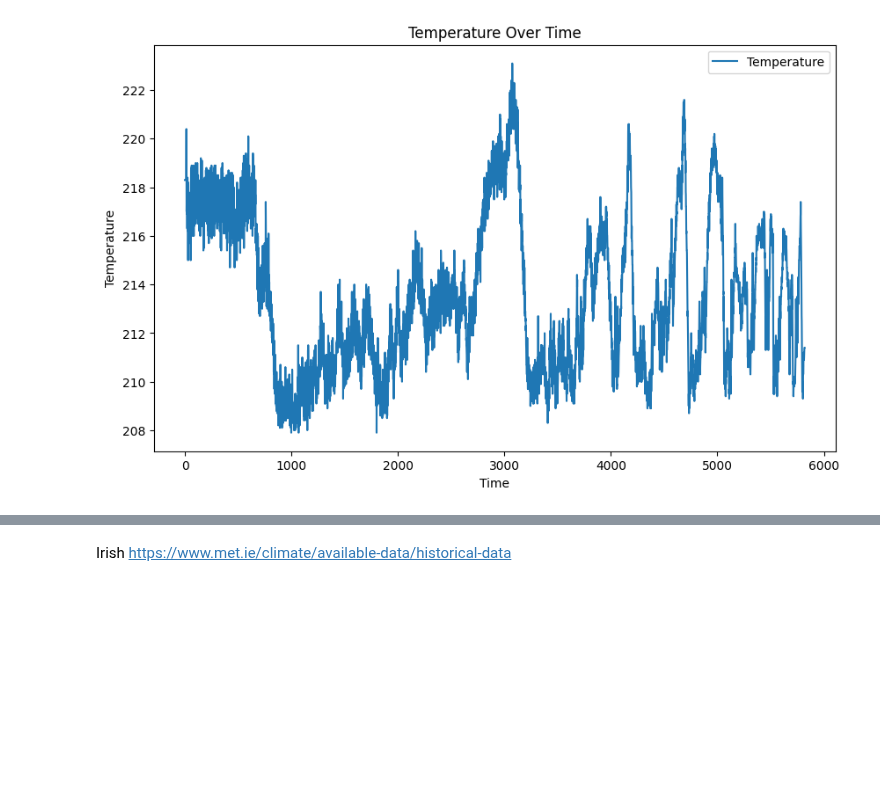
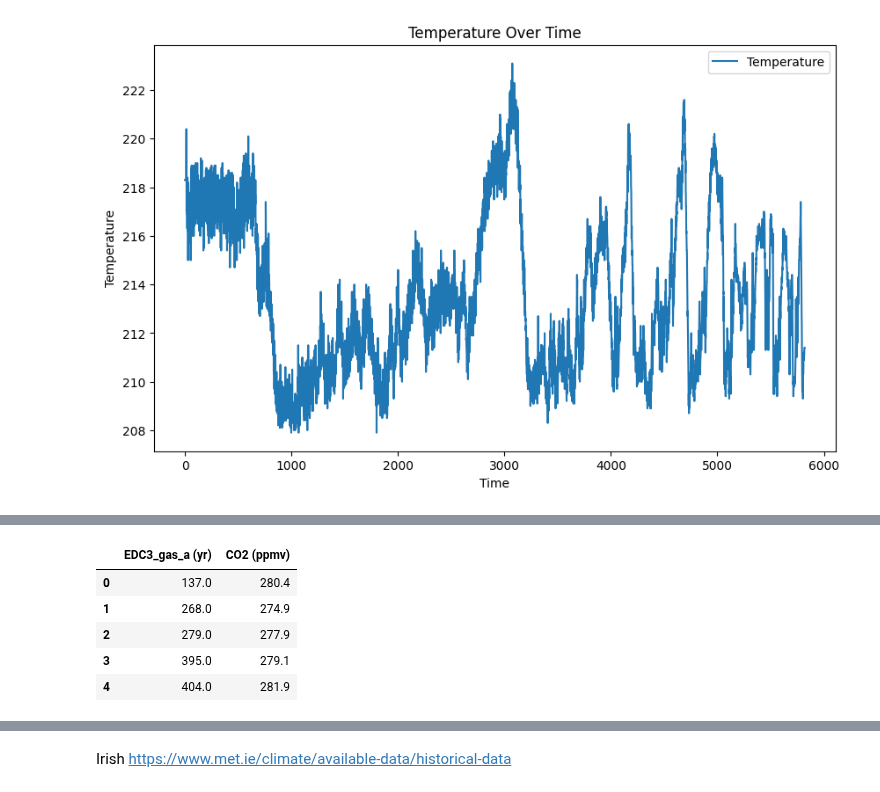
Before and after one commit to Tanjasta/PFDA_Assignment2, a Jupyter notebook: PFDA_Assignment2.ipynb, the cells around one changed output, grey strips where cells are left out. Cells and saved outputs as stored; diff of their text form; code cells hidden in the pictures; blank space fills up the shorter version.

```diff
--- a/PFDA_Assignment2.ipynb
+++ b/PFDA_Assignment2.ipynb
@@ -209,0 +255,9 @@ plt.show()  # Display the plot
+# %%
+df.head()
+# %% [output]
+|  | EDC3_gas_a (yr) | CO2 (ppmv) |
+| 0 | 137.0 | 280.4 |
+| 1 | 268.0 | 274.9 |
+| 2 | 279.0 | 277.9 |
+| 3 | 395.0 | 279.1 |
+| 4 | 404.0 | 281.9 |
```
Also changed, not shown: parts of 9 cells of this notebook, 2 other files.
